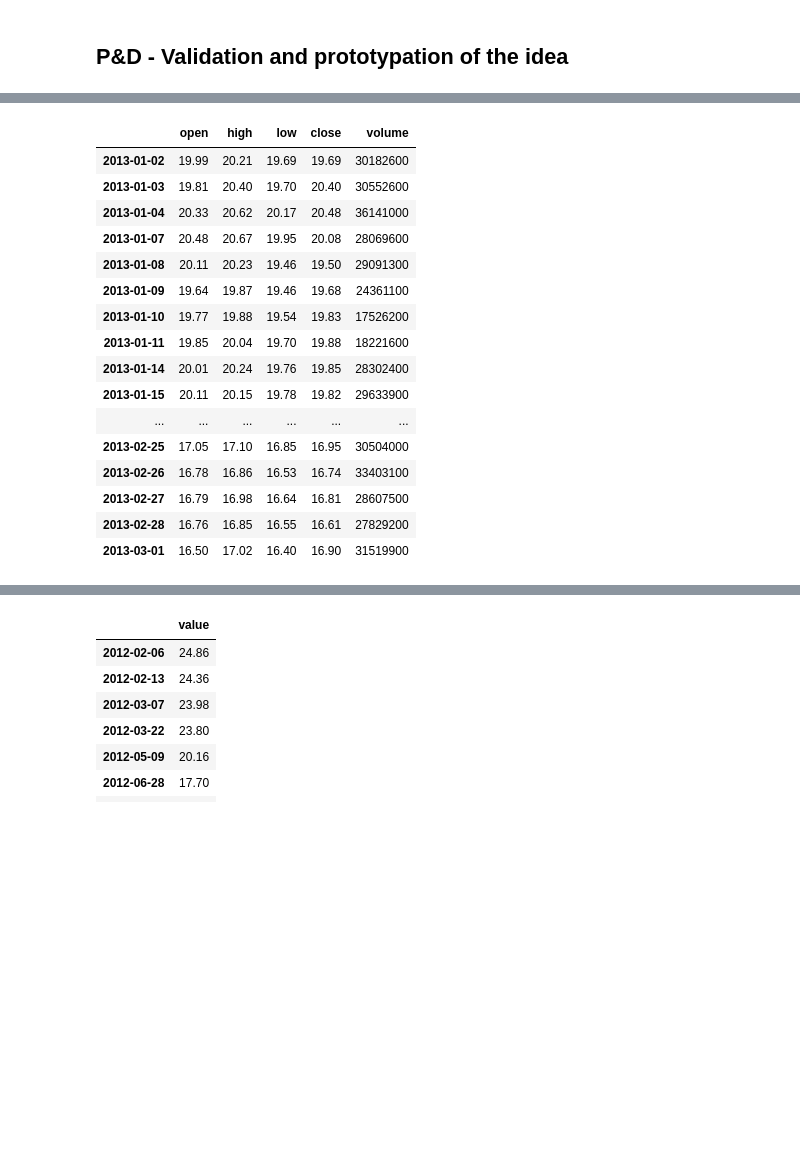
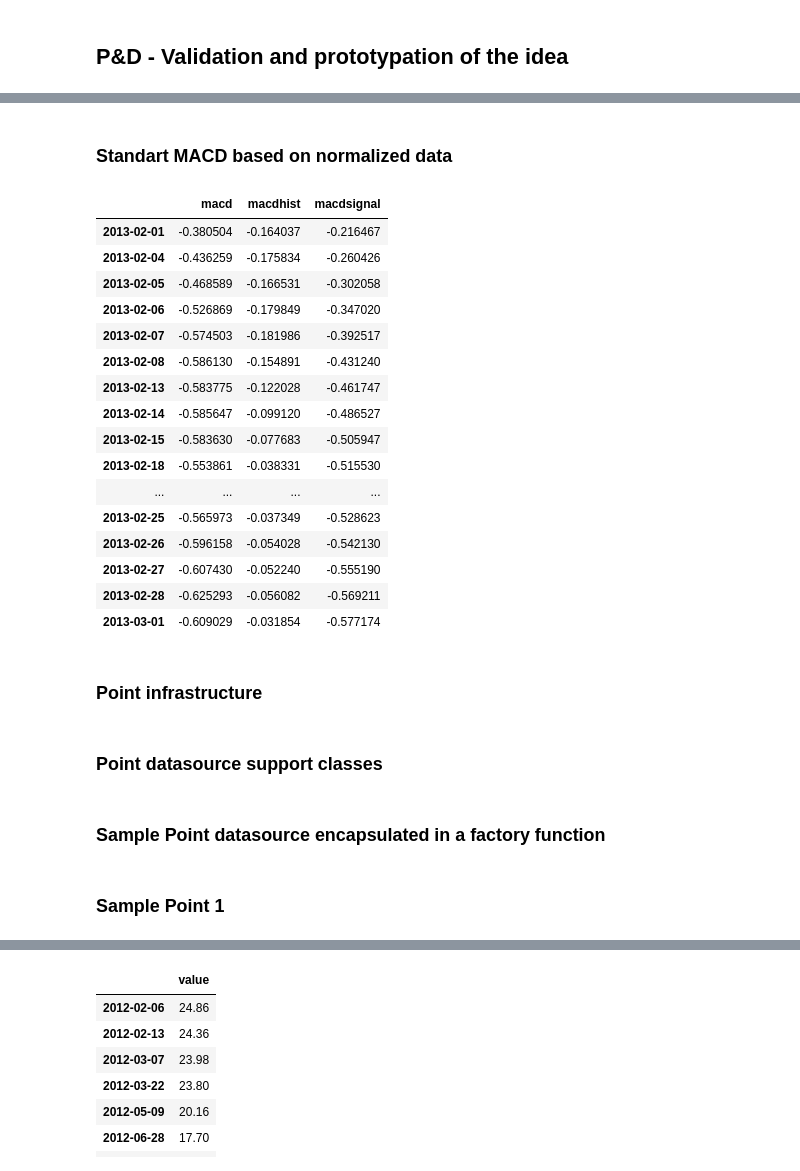
Before and after one commit to rhlobo/bigtempo, a Jupyter notebook: ipy-notebooks/DataSourceProcessor Decoratior.ipynb, the cells around one changed output, grey strips where cells are left out. Saved outputs shown, nothing was run; the diff lists cells and outputs as text; code cells hidden in the pictures; blank space fills up the shorter version.

```diff
--- a/ipy-notebooks/DataSourceProcessor Decoratior.ipynb
+++ b/ipy-notebooks/DataSourceProcessor Decoratior.ipynb
@@ -106 +154,3 @@ c_locator = locator.stock()
+# %% [markdown]
+### Standart MACD based on normalized data
 # %%
@@ -124,22 +167,24 @@ class Normalized_MACD(object):
         macd, macdsignal, macdhist = talib.MACD(df_norm[self.column], fastperiod=self.fast_period, slowperiod=self.slow_period, signalperiod=self.signal_period)
         return pandas.DataFrame({"macd":macd, "macdsignal":macdsignal, "macdhist":macdhist}, df_norm.index).dropna()
 # %%
-engine.evaluate('Normalized', 'PETR4', dt(2013, 1, 1), dt(2013, 3, 1))
+engine.evaluate('MACD', 'PETR4', dt(2013, 2, 1), dt(2013, 3, 1))
 # %% [output]
-|  | open | high | low | close | volume |
-| 2013-01-02 | 19.99 | 20.21 | 19.69 | 19.69 | 30182600 |
-| 2013-01-03 | 19.81 | 20.40 | 19.70 | 20.40 | 30552600 |
-| 2013-01-04 | 20.33 | 20.62 | 20.17 | 20.48 | 36141000 |
-| 2013-01-07 | 20.48 | 20.67 | 19.95 | 20.08 | 28069600 |
-| 2013-01-08 | 20.11 | 20.23 | 19.46 | 19.50 | 29091300 |
-| 2013-01-09 | 19.64 | 19.87 | 19.46 | 19.68 | 24361100 |
-| 2013-01-10 | 19.77 | 19.88 | 19.54 | 19.83 | 17526200 |
-| 2013-01-11 | 19.85 | 20.04 | 19.70 | 19.88 | 18221600 |
-| 2013-01-14 | 20.01 | 20.24 | 19.76 | 19.85 | 28302400 |
-| 2013-01-15 | 20.11 | 20.15 | 19.78 | 19.82 | 29633900 |
-| ... | ... | ... | ... | ... | ... |
-| 2013-02-25 | 17.05 | 17.10 | 16.85 | 16.95 | 30504000 |
-| 2013-02-26 | 16.78 | 16.86 | 16.53 | 16.74 | 33403100 |
-| 2013-02-27 | 16.79 | 16.98 | 16.64 | 16.81 | 28607500 |
-| 2013-02-28 | 16.76 | 16.85 | 16.55 | 16.61 | 27829200 |
-| 2013-03-01 | 16.50 | 17.02 | 16.40 | 16.90 | 31519900 |
+|  | macd | macdhist | macdsignal |
+| 2013-02-01 | -0.380504 | -0.164037 | -0.216467 |
+| 2013-02-04 | -0.436259 | -0.175834 | -0.260426 |
+| 2013-02-05 | -0.468589 | -0.166531 | -0.302058 |
+| 2013-02-06 | -0.526869 | -0.179849 | -0.347020 |
+| 2013-02-07 | -0.574503 | -0.181986 | -0.392517 |
+| 2013-02-08 | -0.586130 | -0.154891 | -0.431240 |
+| 2013-02-13 | -0.583775 | -0.122028 | -0.461747 |
+| 2013-02-14 | -0.585647 | -0.099120 | -0.486527 |
+| 2013-02-15 | -0.583630 | -0.077683 | -0.505947 |
+| 2013-02-18 | -0.553861 | -0.038331 | -0.515530 |
+| ... | ... | ... | ... |
+| 2013-02-25 | -0.565973 | -0.037349 | -0.528623 |
+| 2013-02-26 | -0.596158 | -0.054028 | -0.542130 |
+| 2013-02-27 | -0.607430 | -0.052240 | -0.555190 |
+| 2013-02-28 | -0.625293 | -0.056082 | -0.569211 |
+| 2013-03-01 | -0.609029 | -0.031854 | -0.577174 |
+# %% [markdown]
+### Point infrastructure
@@ -145,0 +194,2 @@ engine.evaluate('Normalized', 'PETR4', dt(2013, 1, 1), dt(2013, 3, 1))
+# %% [markdown]
+### Point datasource support classes
@@ -145,0 +209,2 @@ engine.evaluate('Normalized', 'PETR4', dt(2013, 1, 1), dt(2013, 3, 1))
+# %% [markdown]
+### Sample Point datasource encapsulated in a factory function
@@ -145,0 +233,2 @@ engine.evaluate('Normalized', 'PETR4', dt(2013, 1, 1), dt(2013, 3, 1))
+# %% [markdown]
+### Sample Point 1
```
Also changed, not shown: parts of 40 cells of this notebook, 3 other files.
